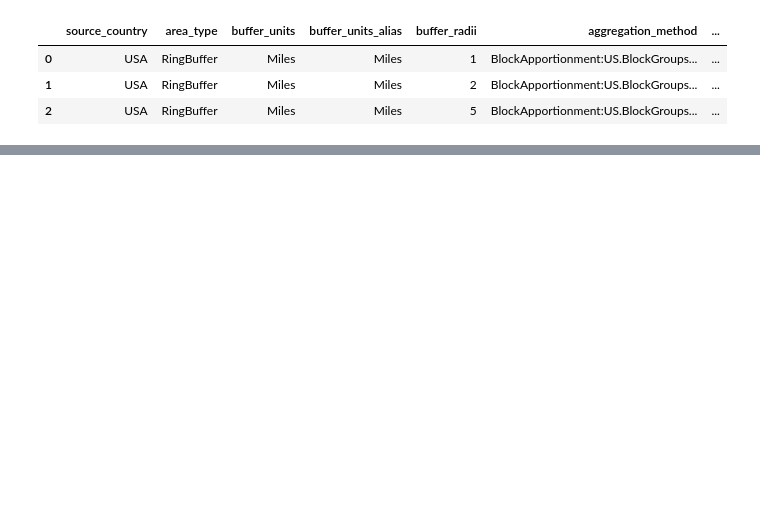
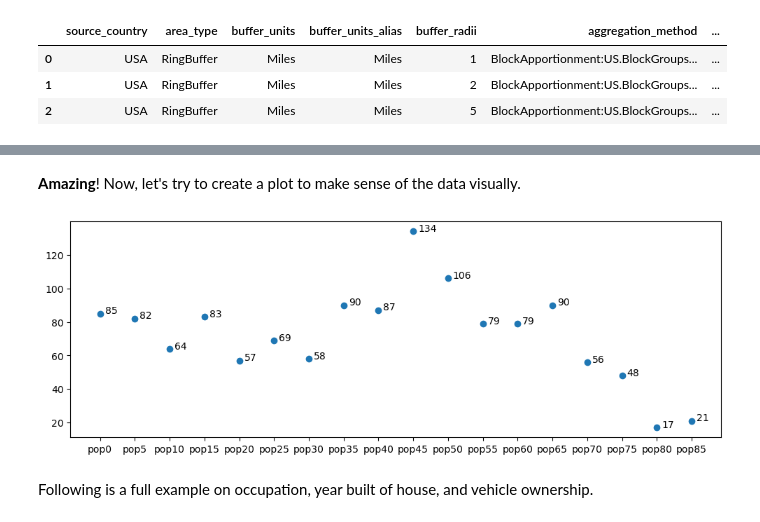
Before and after one commit to chjch/gisautomation, a Jupyter notebook: docs/modules/7-2.geoenrichment.ipynb, the cells around one changed output, grey strips where cells are left out. Cells and saved outputs as stored; diff of their text form; code cells hidden in the pictures; blank space fills up the shorter version.

```diff
--- a/docs/modules/7-2.geoenrichment.ipynb
+++ b/docs/modules/7-2.geoenrichment.ipynb
@@ -202,0 +292,5 @@ Name: count, Length: 215, dtype: int64
+# %%
+from arcgis import pd  # arcgis's extended version of the pandas
+
+blkgrp_sedf = pd.DataFrame.spatial.from_featureclass(blkgrp_fc)
+blkgrp_sedf.head()
@@ -202,0 +307,3 @@ Name: count, Length: 215, dtype: int64
+# %%
+polygon = blkgrp_sedf.loc[2, "SHAPE"]  # the 2nd feature's geometry
+polygon
@@ -202,0 +384,6 @@ Name: count, Length: 215, dtype: int64
+# %%
+# get the 18 variables
+pop10_vars = usa_df.loc[
+    contains_pop & category_5year & data_2010
+]["analysisVariable"][:18].values
+pop10_vars
@@ -202,0 +401,7 @@ Name: count, Length: 215, dtype: int64
+# %%
+polygon_pop10 = usa_data.enrich(
+    study_areas=[polygon],
+    enrich_variables=pop10_vars,
+    return_geometry=False
+)
+polygon_pop10
@@ -203,3 +412,31 @@ Name: count, Length: 215, dtype: int64
+# %% [markdown]
+**Amazing**! Now, let's try to create a plot to make sense of the data visually.
+# %%
+import matplotlib.pyplot as plt
+
+enriched_columns = [
+    var.split('.')[-1].lower().replace('c10', '_c10')
+    for var in pop10_vars
+]
+enriched_values = polygon_pop10.iloc[0][enriched_columns].values
+
+# remove _c10 from column names
+column_names = [var.split("_")[0] for var in enriched_columns]
+
+fig, ax = plt.subplots(figsize=(12,4))
+ax.scatter(column_names, enriched_values)
+
+for i, txt in enumerate(enriched_values):
+    ax.annotate(
+        txt,
+        (column_names[i], enriched_values[i]),
+        xytext=(5, 0),
+        textcoords='offset points',
+    )
+# %% [output]
+[figure, added]
+# %% [markdown]
+Following is a full example on occupation, year built of house, and vehicle ownership.
 # %%
 # variables of interest
 voi = pd.concat(
```
Also changed, not shown: parts of 38 cells of this notebook.
